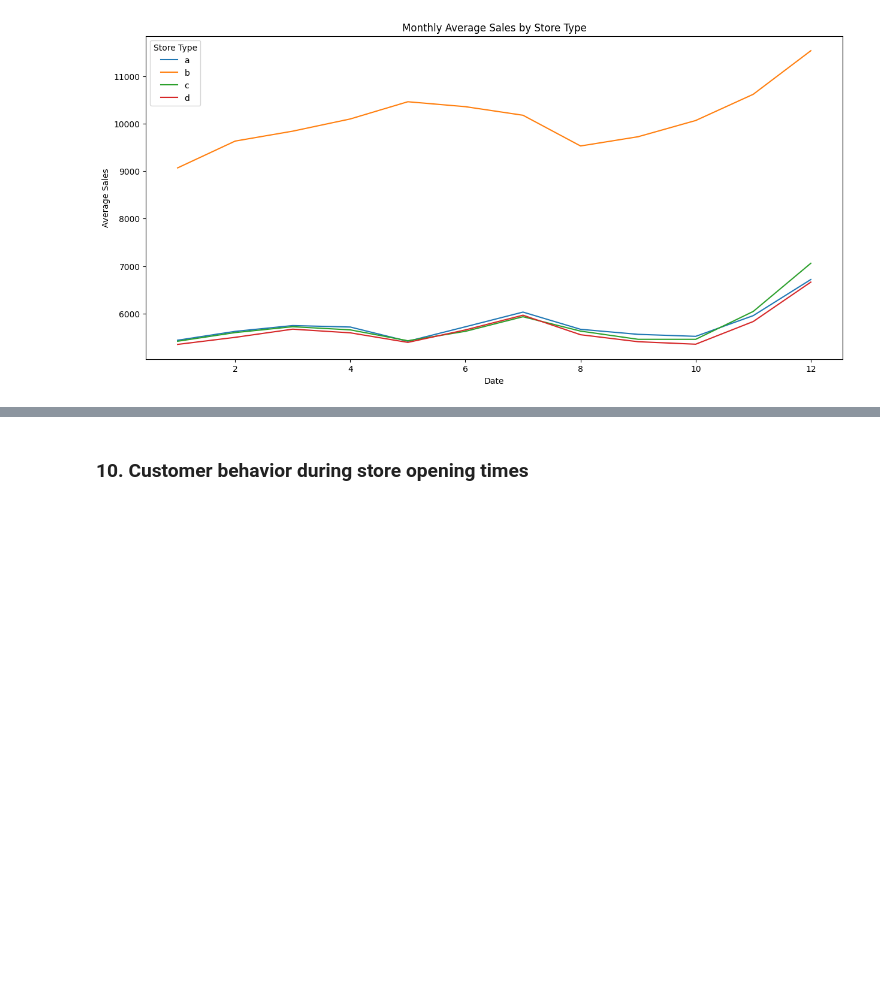
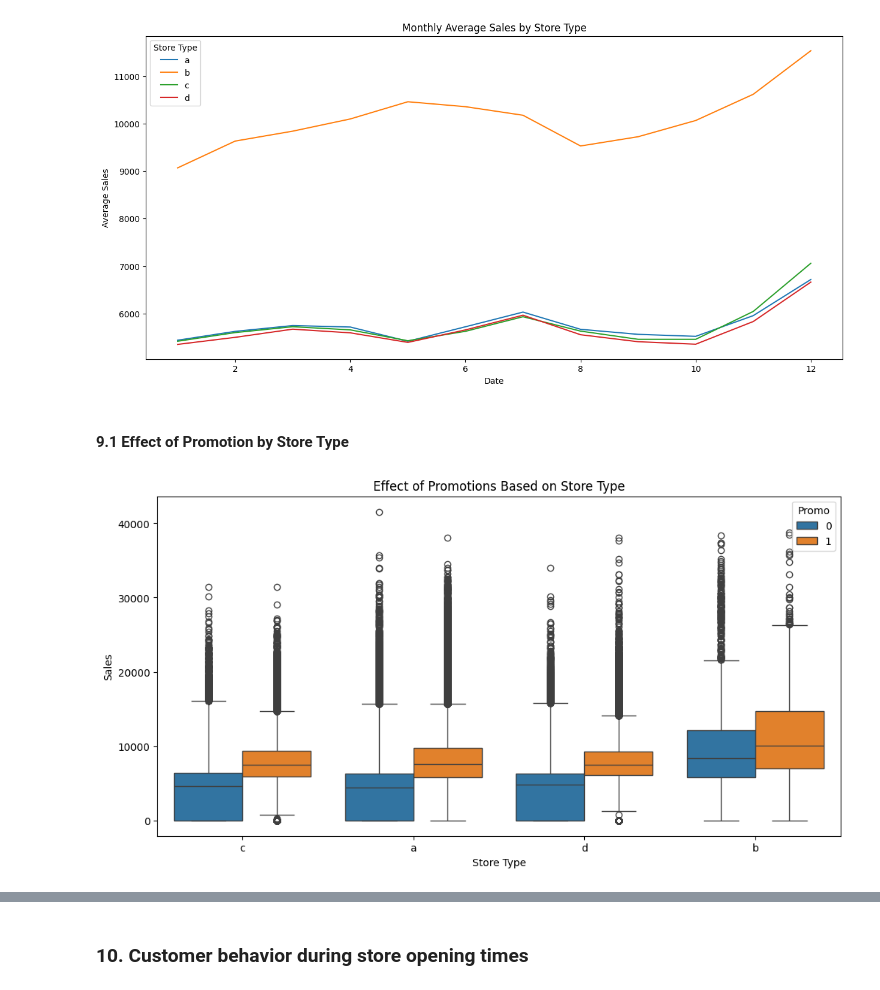
Before and after one commit to BlenSeleshi/SalesDataAnalytics, a Jupyter notebook: notebooks/salesAnalysis.ipynb, the cells around one changed output, grey strips where cells are left out. Drawn from its saved outputs; the diff is of its cells as text; code cells hidden in the pictures; blank space fills up the shorter version.

```diff
--- a/notebooks/salesAnalysis.ipynb
+++ b/notebooks/salesAnalysis.ipynb
@@ -142,3 +148,9 @@ sa.plot_store_type_performance(train_store)
 # %% [output]
 2024-09-20 20:08:11,233 - INFO - Plotting store type performance over time...
 [figure]
+# %% [markdown]
+#### 9.1 Effect of Promotion by Store Type
+# %%
+sa.promotion_effect_by_store_type(train_store)
+# %% [output]
+[figure, added]
```
Also changed, not shown: parts of 9 cells of this notebook.
